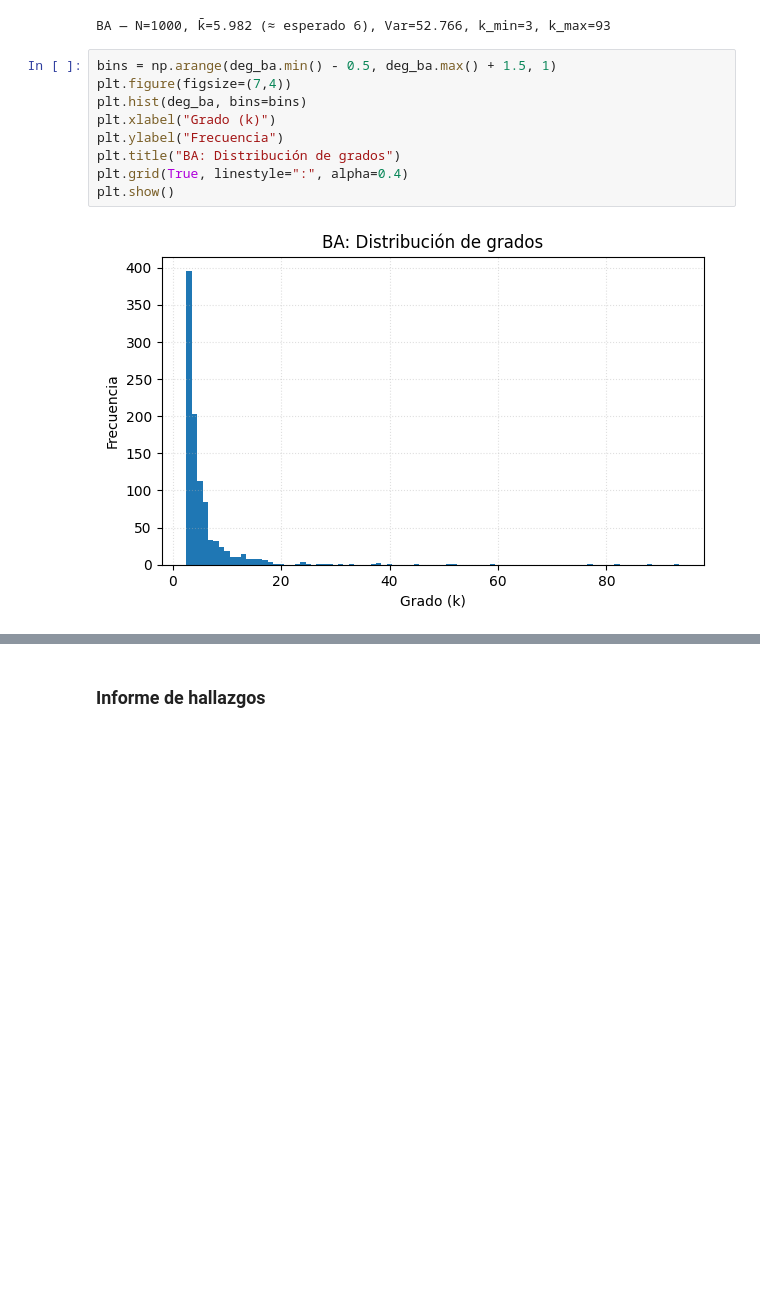
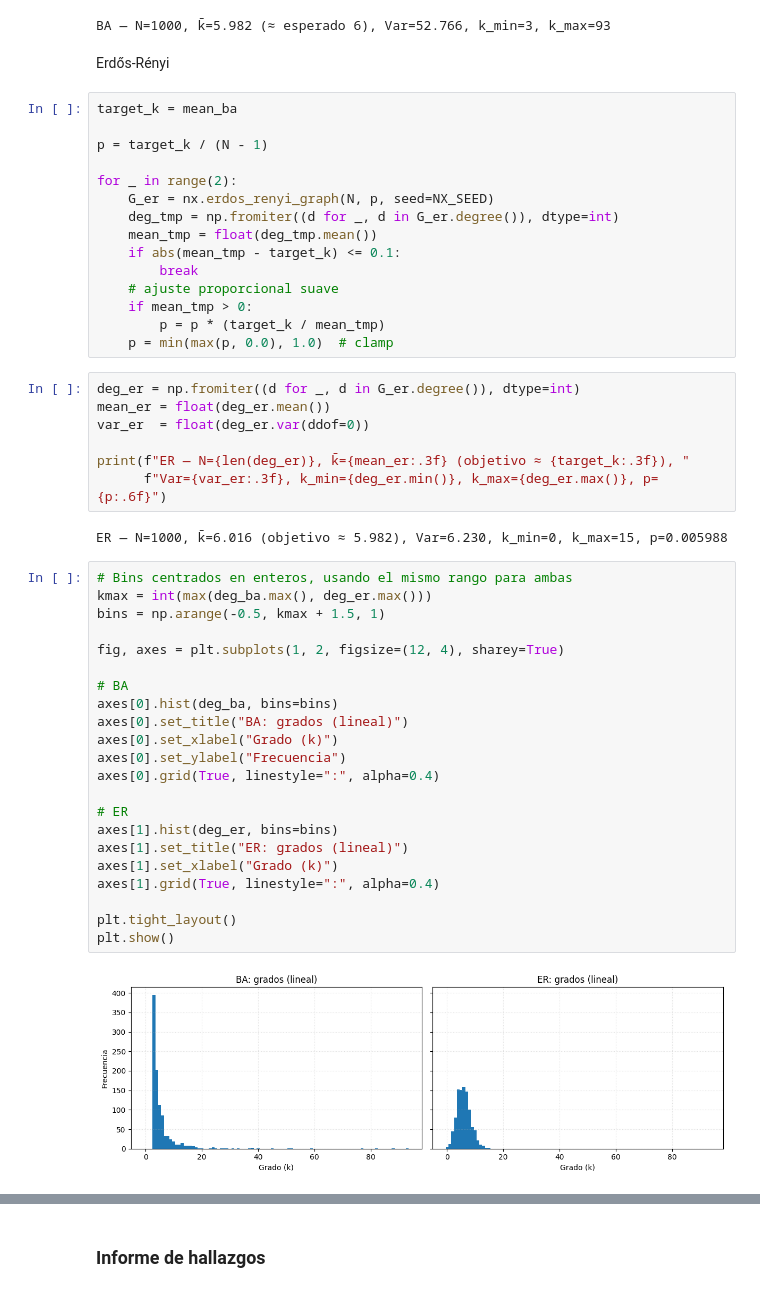
Before and after one commit to angelargd8/lab5-modsim, a Jupyter notebook: main.ipynb, the cells around one changed output, grey strips where cells are left out. Cells and saved outputs as stored; diff of their text form; blank space fills up the shorter version.

```diff
--- a/main.ipynb
+++ b/main.ipynb
@@ -91,14 +93,53 @@ print(f"BA — N={len(deg_ba)}, k̄={mean_ba:.3f} (≈ esperado {2*m}), Var={var
       f"k_min={deg_ba.min()}, k_max={deg_ba.max()}")
 # %% [output]
 BA — N=1000, k̄=5.982 (≈ esperado 6), Var=52.766, k_min=3, k_max=93
-# %%
-bins = np.arange(deg_ba.min() - 0.5, deg_ba.max() + 1.5, 1)
-plt.figure(figsize=(7,4))
-plt.hist(deg_ba, bins=bins)
-plt.xlabel("Grado (k)")
-plt.ylabel("Frecuencia")
-plt.title("BA: Distribución de grados")
-plt.grid(True, linestyle=":", alpha=0.4)
-plt.show()
-# %% [output]
-[figure, removed]
+# %% [markdown]
+Erdős-Rényi
+# %%
+target_k = mean_ba
+
+p = target_k / (N - 1)
+
+for _ in range(2):
+    G_er = nx.erdos_renyi_graph(N, p, seed=NX_SEED)
+    deg_tmp = np.fromiter((d for _, d in G_er.degree()), dtype=int)
+    mean_tmp = float(deg_tmp.mean())
+    if abs(mean_tmp - target_k) <= 0.1:
+        break
+    # ajuste proporcional suave
+    if mean_tmp > 0:
+        p = p * (target_k / mean_tmp)
+    p = min(max(p, 0.0), 1.0)  # clamp
+# %%
+deg_er = np.fromiter((d for _, d in G_er.degree()), dtype=int)
+mean_er = float(deg_er.mean())
+var_er  = float(deg_er.var(ddof=0))
+
+print(f"ER — N={len(deg_er)}, k̄={mean_er:.3f} (objetivo ≈ {target_k:.3f}), "
+      f"Var={var_er:.3f}, k_min={deg_er.min()}, k_max={deg_er.max()}, p={p:.6f}")
+# %% [output]
+ER — N=1000, k̄=6.016 (objetivo ≈ 5.982), Var=6.230, k_min=0, k_max=15, p=0.005988
+# %%
+# Bins centrados en enteros, usando el mismo rango para ambas
+kmax = int(max(deg_ba.max(), deg_er.max()))
+bins = np.arange(-0.5, kmax + 1.5, 1)
+
+fig, axes = plt.subplots(1, 2, figsize=(12, 4), sharey=True)
+
+# BA
+axes[0].hist(deg_ba, bins=bins)
+axes[0].set_title("BA: grados (lineal)")
+axes[0].set_xlabel("Grado (k)")
+axes[0].set_ylabel("Frecuencia")
+axes[0].grid(True, linestyle=":", alpha=0.4)
+
+# ER
+axes[1].hist(deg_er, bins=bins)
+axes[1].set_title("ER: grados (lineal)")
+axes[1].set_xlabel("Grado (k)")
+axes[1].grid(True, linestyle=":", alpha=0.4)
+
+plt.tight_layout()
+plt.show()
+# %% [output]
+[figure, added]
```
Also changed, not shown: parts of 3 cells of this notebook.
